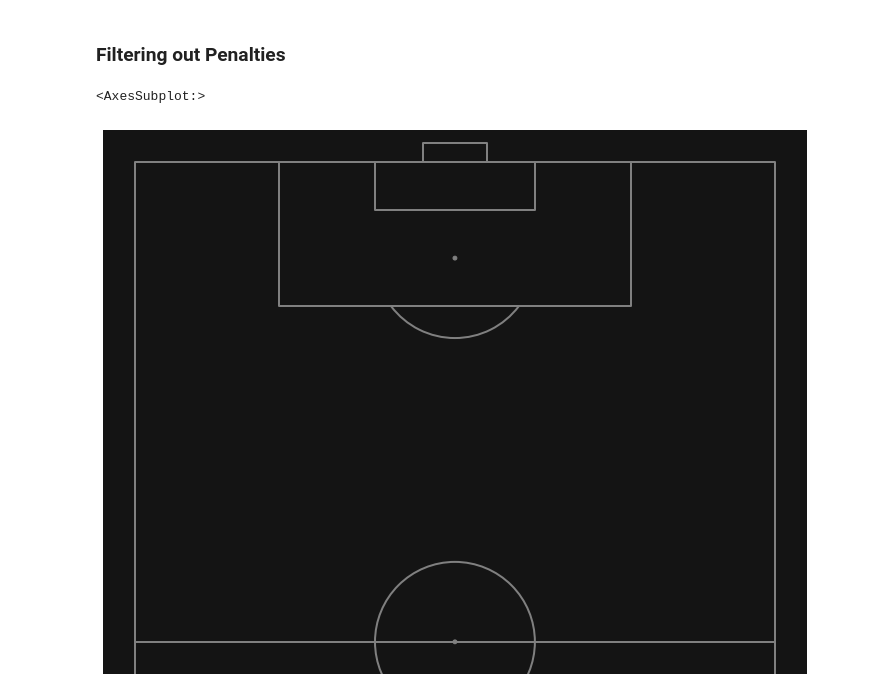
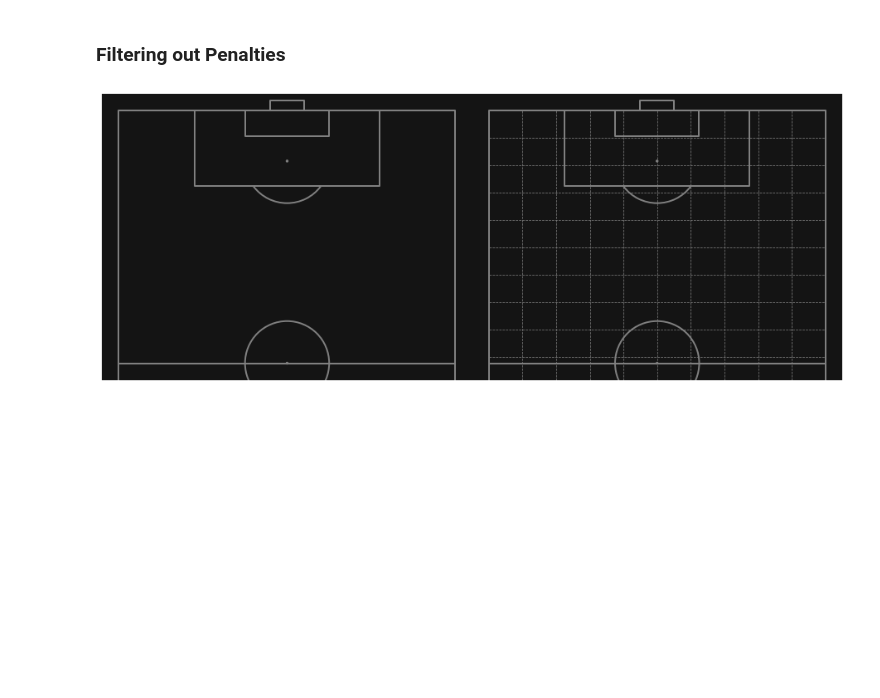
Before and after one commit to AniNair14/Football-Analytics, a Jupyter notebook: Notebooks/Shot_Map.ipynb, the cells around one changed output. Cells and saved outputs as stored; diff of their text form; code cells hidden in the pictures; blank space fills up the shorter version.

Commit message:
Updated pitches for shot maps

```diff
--- a/Notebooks/Shot_Map.ipynb
+++ b/Notebooks/Shot_Map.ipynb
@@ -104,15 +104,26 @@ filt_bayer_pen = (
 # Filtering out Non-Penalty Shots taken in Bayer
 bayer_shots = bayer_shots[filt_bayer_pen]
 # %%
-fig, ax = plt.subplots(figsize=(16,10))
+fig = plt.subplots(figsize=(16,10))
+
+ax1 = plt.subplot(121)
+ax2 = plt.subplot(122)
 
 bg = "#141414"
 
+
 statsbomb_pitch_vert(
-    ax = ax,
+    ax = ax1,
     bg=bg,
     grid = False
 )
+
+statsbomb_pitch_vert(
+    ax = ax2,
+    bg=bg,
+    grid = True
+)
+
+plt.subplots_adjust(wspace = -.0005)
 # %% [output]
-<AxesSubplot:>
-[figure, old version]
+[figure, new version]
```
